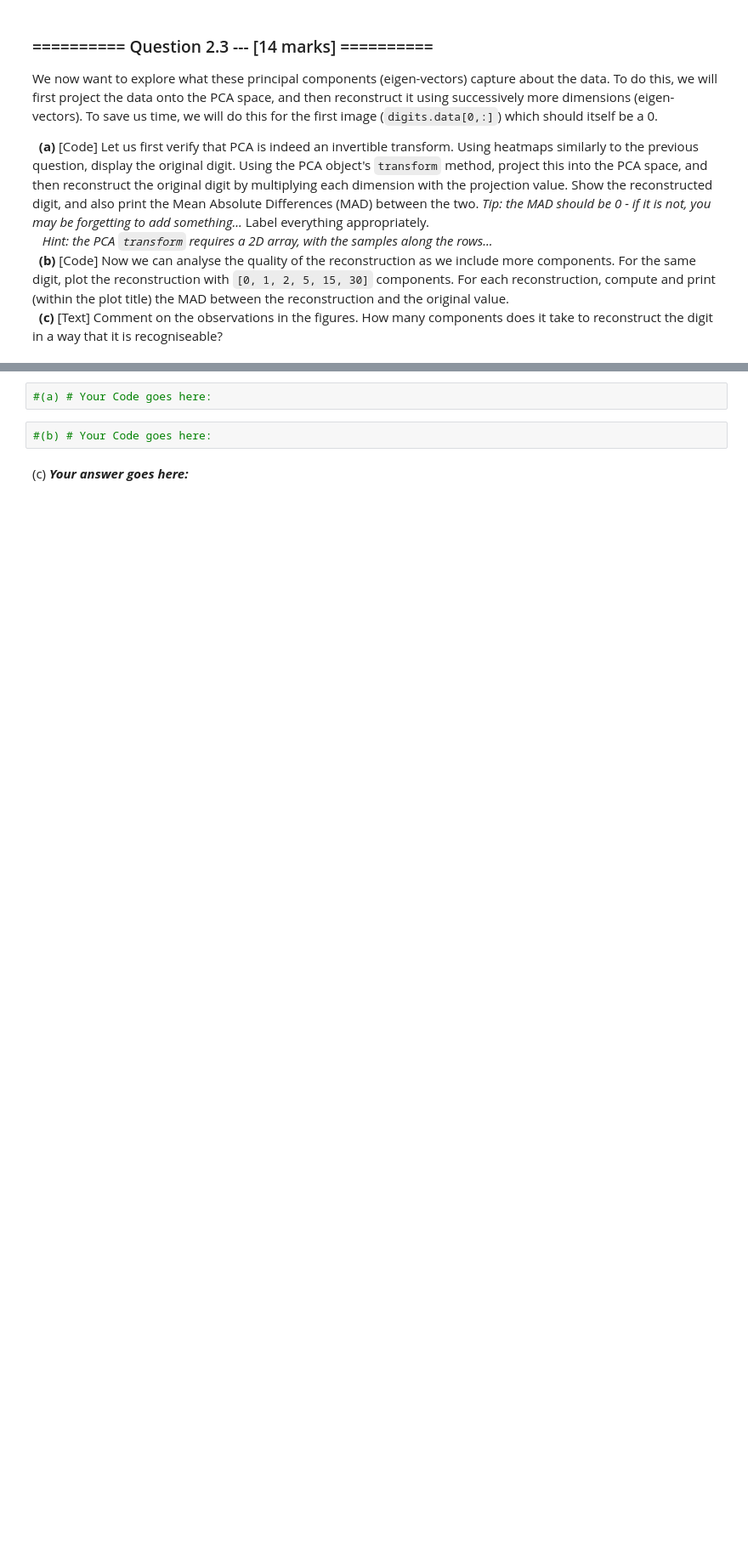
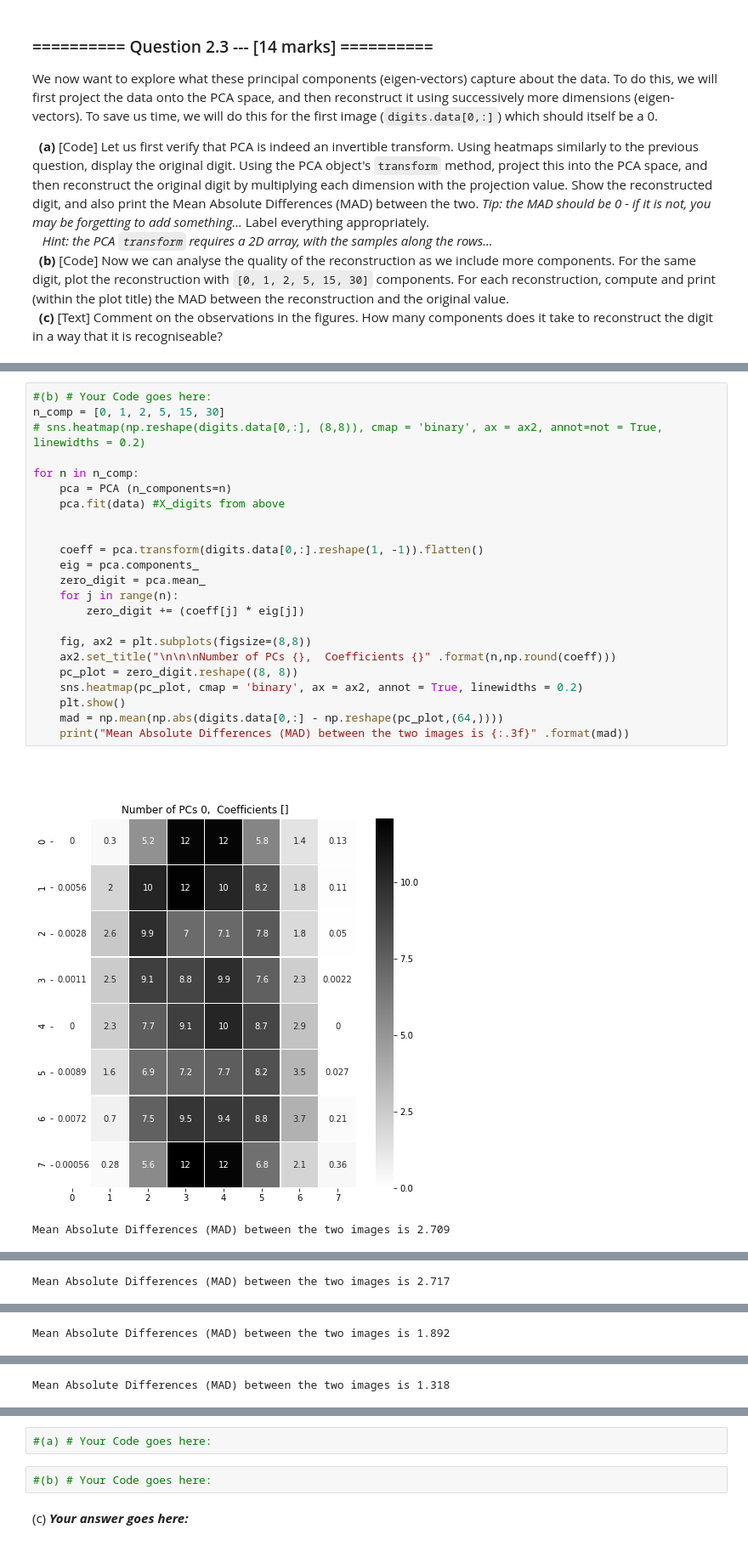
Before and after one commit to ishanparikh/IAML2018, a Jupyter notebook: Assignments/04_B_PCA.ipynb, the cells around one changed output, grey strips where cells are left out. Shown: that part at 85% size. Drawn from its saved outputs; the diff is of its cells as text; blank space fills up the shorter version.

```diff
--- a/Assignments/04_B_PCA.ipynb
+++ b/Assignments/04_B_PCA.ipynb
@@ -358,0 +385,26 @@ sns.heatmap(data=np.reshape(digits.data[0,:], (8,8)),cmap="binary")
+# %%
+#(b) # Your Code goes here:
+n_comp = [0, 1, 2, 5, 15, 30]
+# sns.heatmap(np.reshape(digits.data[0,:], (8,8)), cmap = 'binary', ax = ax2, annot=not = True, linewidths = 0.2)
+
+for n in n_comp:
+    pca = PCA (n_components=n)
+    pca.fit(data) #X_digits from above
+
+
+    coeff = pca.transform(digits.data[0,:].reshape(1, -1)).flatten()
+    eig = pca.components_
+    zero_digit = pca.mean_
+    for j in range(n):
+        zero_digit += (coeff[j] * eig[j])
+
+    fig, ax2 = plt.subplots(figsize=(8,8))
+    ax2.set_title("\n\n\nNumber of PCs {},  Coefficients {}" .format(n,np.round(coeff)))
+    pc_plot = zero_digit.reshape((8, 8))
+    sns.heatmap(pc_plot, cmap = 'binary', ax = ax2, annot = True, linewidths = 0.2)
+    plt.show()
+    mad = np.mean(np.abs(digits.data[0,:] - np.reshape(pc_plot,(64,))))
+    print("Mean Absolute Differences (MAD) between the two images is {:.3f}" .format(mad))
+# %% [output]
+[figure, added]
+Mean Absolute Differences (MAD) between the two images is 2.709
@@ -358,0 +412 @@ sns.heatmap(data=np.reshape(digits.data[0,:], (8,8)),cmap="binary")
+Mean Absolute Differences (MAD) between the two images is 2.717
@@ -358,0 +414 @@ sns.heatmap(data=np.reshape(digits.data[0,:], (8,8)),cmap="binary")
+Mean Absolute Differences (MAD) between the two images is 1.892
@@ -358,0 +416 @@ sns.heatmap(data=np.reshape(digits.data[0,:], (8,8)),cmap="binary")
+Mean Absolute Differences (MAD) between the two images is 1.318
```
Also changed, not shown: parts of 16 cells of this notebook, 2 other files.
